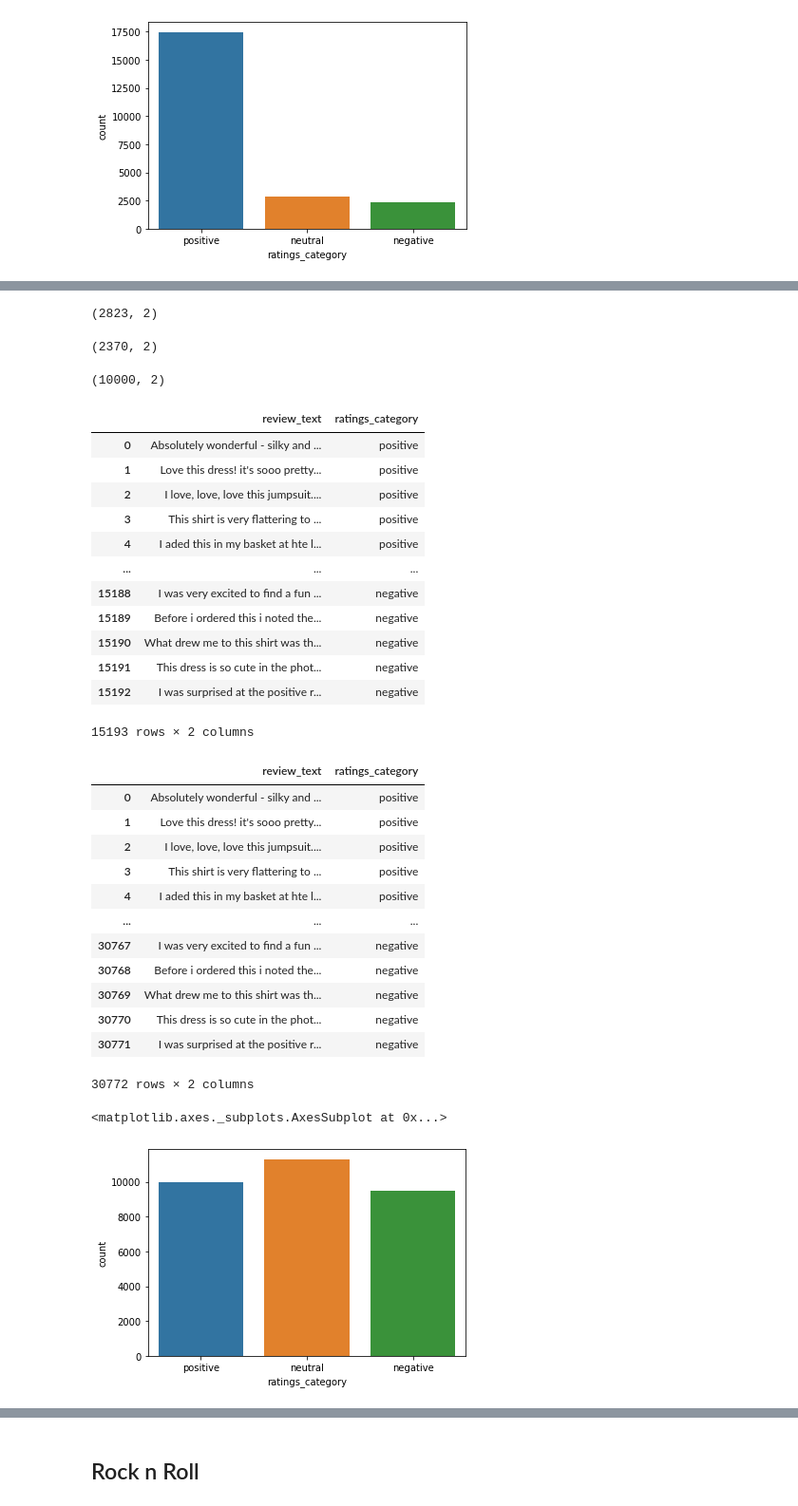
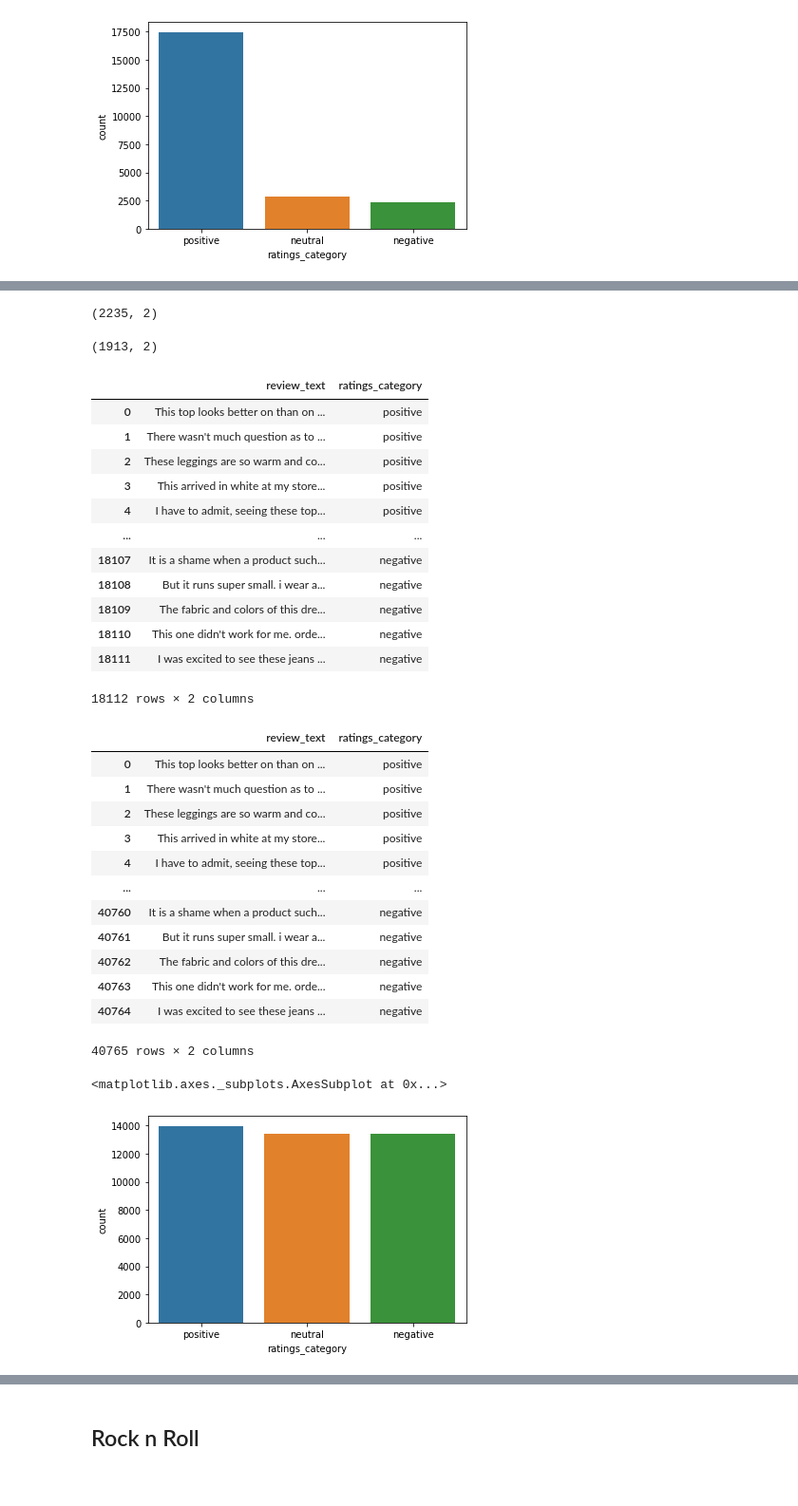
Before and after one commit to zanuarts/DataScience, a Jupyter notebook: text_segmentation.ipynb, the cells around one changed output, grey strips where cells are left out. Shown at 95% size. Drawn from its saved outputs; the diff is of its cells as text; code cells hidden in the pictures.

```diff
--- a/text_segmentation.ipynb
+++ b/text_segmentation.ipynb
@@ -175,59 +183,56 @@ df_positive.shape
 # %%
-df_neutral = df[(df['ratings_category'] == 'neutral')]
+df_neutral = train[(train['ratings_category'] == 'neutral')]
 df_neutral.shape
 # %% [output]
-(2823, 2)
+(2235, 2)
 # %%
-df_negative = df[(df['ratings_category'] == 'negative')]
+df_negative = train[(train['ratings_category'] == 'negative')]
 df_negative.shape
 # %% [output]
-(2370, 2)
+(1913, 2)
-# %%
-df_positive = df_positive[:10000]
-df_positive.shape
-# %% [output]
-(10000, 2)
 # %%
-df_baru = df_positive.append(df_neutral, ignore_index=True)
-df_baru = df_baru.append(df_negative, ignore_index=True)
-df_baru
+train_data = df_positive.append(df_neutral, ignore_index=True)
+train_data = train_data.append(df_negative, ignore_index=True)
+train_data
 # %% [output]
 |  | review_text | ratings_category |
-| 0 | Absolutely wonderful - silky and ... | positive |
-| 1 | Love this dress! it's sooo pretty... | positive |
-| 2 | I love, love, love this jumpsuit.... | positive |
-| 3 | This shirt is very flattering to ... | positive |
-| 4 | I aded this in my basket at hte l... | positive |
+| 0 | This top looks better on than on ... | positive |
+| 1 | There wasn't much question as to ... | positive |
+| 2 | These leggings are so warm and co... | positive |
+| 3 | This arrived in white at my store... | positive |
+| 4 | I have to admit, seeing these top... | positive |
 | ... | ... | ... |
-| 15188 | I was very excited to find a fun ... | negative |
-| 15189 | Before i ordered this i noted the... | negative |
-| 15190 | What drew me to this shirt was th... | negative |
-| 15191 | This dress is so cute in the phot... | negative |
-| 15192 | I was surprised at the positive r... | negative |
+| 18107 | It is a shame when a product such... | negative |
+| 18108 | But it runs super small. i wear a... | negative |
+| 18109 | The fabric and colors of this dre... | negative |
+| 18110 | This one didn't work for me. orde... | negative |
+| 18111 | I was excited to see these jeans ... | negative |
-15193 rows × 2 columns
+18112 rows × 2 columns
 # %%
-for i in range(0, 3):
-    df_baru = df_baru.append(df_neutral, ignore_index=True)
-    df_baru = df_baru.append(df_negative, ignore_index=True)
+for i in range(0, 5):
+    train_data = train_data.append(df_neutral, ignore_index=True)
 
-df_baru
+for i in range(0, 6):
+    train_data = train_data.append(df_negative, ignore_index=True)
+
+train_data
 # %% [output]
 |  | review_text | ratings_category |
-| 0 | Absolutely wonderful - silky and ... | positive |
-| 1 | Love this dress! it's sooo pretty... | positive |
-| 2 | I love, love, love this jumpsuit.... | positive |
-| 3 | This shirt is very flattering to ... | positive |
-| 4 | I aded this in my basket at hte l... | positive |
+| 0 | This top looks better on than on ... | positive |
+| 1 | There wasn't much question as to ... | positive |
+| 2 | These leggings are so warm and co... | positive |
+| 3 | This arrived in white at my store... | positive |
+| 4 | I have to admit, seeing these top... | positive |
 | ... | ... | ... |
-| 30767 | I was very excited to find a fun ... | negative |
-| 30768 | Before i ordered this i noted the... | negative |
-| 30769 | What drew me to this shirt was th... | negative |
-| 30770 | This dress is so cute in the phot... | negative |
-| 30771 | I was surprised at the positive r... | negative |
+| 40760 | It is a shame when a product such... | negative |
+| 40761 | But it runs super small. i wear a... | negative |
+| 40762 | The fabric and colors of this dre... | negative |
+| 40763 | This one didn't work for me. orde... | negative |
+| 40764 | I was excited to see these jeans ... | negative |
-30772 rows × 2 columns
+40765 rows × 2 columns
 # %%
-sns.countplot(df_baru.ratings_category)
+sns.countplot(train_data.ratings_category)
 # %% [output]
 <matplotlib.axes._subplots.AxesSubplot at 0x...>
-[figure, old version]
+[figure, new version]
 # %%
```
Also changed, not shown: parts of 13 cells of this notebook, 2 other files.
